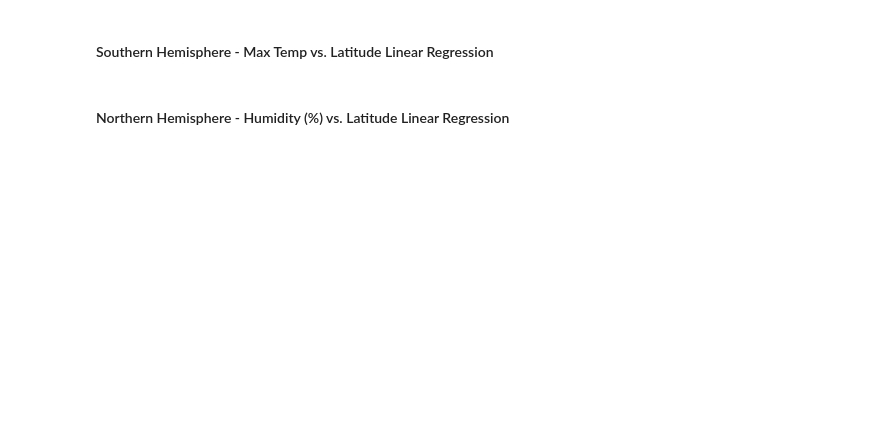
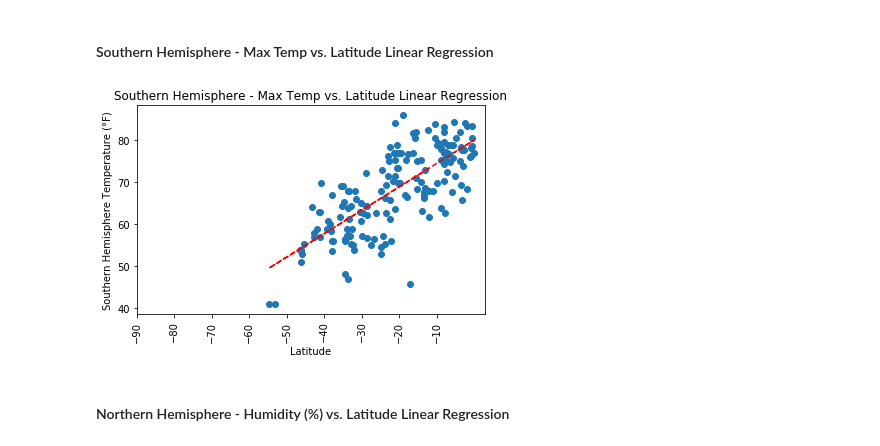
Before and after one commit to veraroberto/python-api-challenge, a Jupyter notebook: WeatherPy_starter_code.ipynb, the cells around one changed output. Drawn from its saved outputs; the diff is of its cells as text; code cells hidden in the pictures; blank space fills up the shorter version.

```diff
--- a/WeatherPy_starter_code.ipynb
+++ b/WeatherPy_starter_code.ipynb
@@ -340,4 +379,29 @@ Name: Max Temp, Length: 392, dtype: object
 # %% [markdown]
 ####  Southern Hemisphere - Max Temp vs. Latitude Linear Regression
+# %%
+southern_temp = southern.loc[:,'Max Temp'].astype(float)
+
+vc_slope, vc_int, vc_r, vc_p, vc_std_err = stats.linregress(southern_lat, southern_temp)
+
+vc_fit = vc_slope * southern_lat + vc_int
+
+plt.scatter(southern_lat,southern_temp)
+plt.title('Southern Hemisphere - Max Temp vs. Latitude Linear Regression')
+plt.plot(southern_lat,vc_fit,"--",color = 'r')
+plt.xticks(range(-90,0,10), rotation=90)
+plt.xlabel('Latitude')
+plt.ylabel('Southern Hemisphere Temperature (°F)')
+
+image_base = 'Southern_Hemispher_VS_Max_Temp'
+image_name = image_base + '.png'
+file_path = os.path.join('output_data',image_name)
+plt.tight_layout()
+
+plt.savefig(file_path)
+
+
+plt.show()
+# %% [output]
+[figure, added]
 # %% [markdown]
 ####  Northern Hemisphere - Humidity (%) vs. Latitude Linear Regression
```
Also changed, not shown: parts of 19 cells of this notebook, 14 other files.
